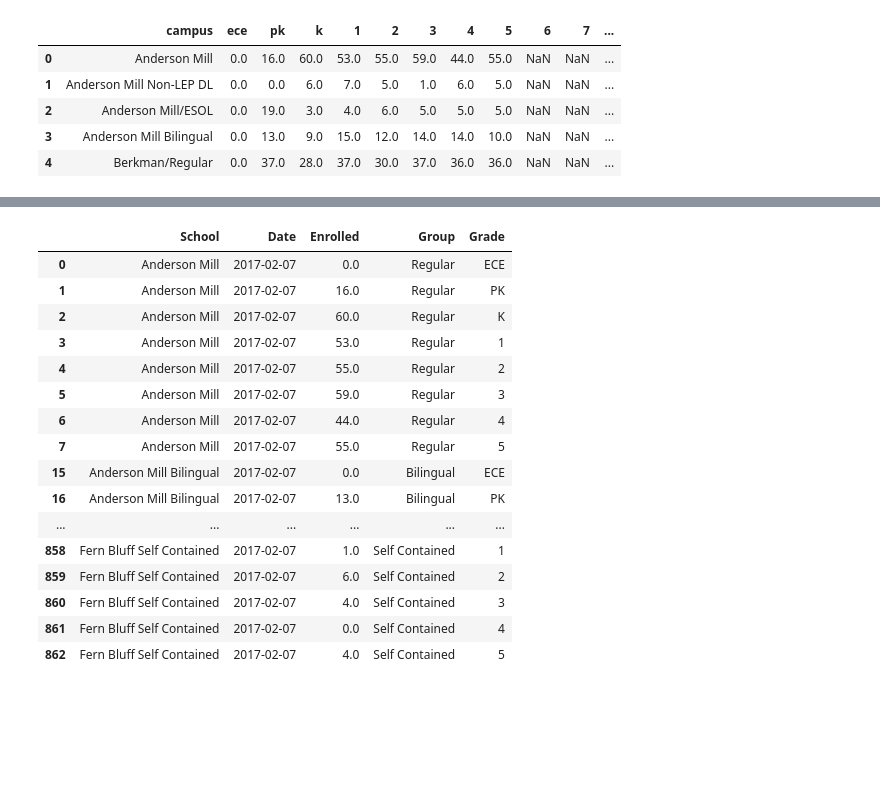
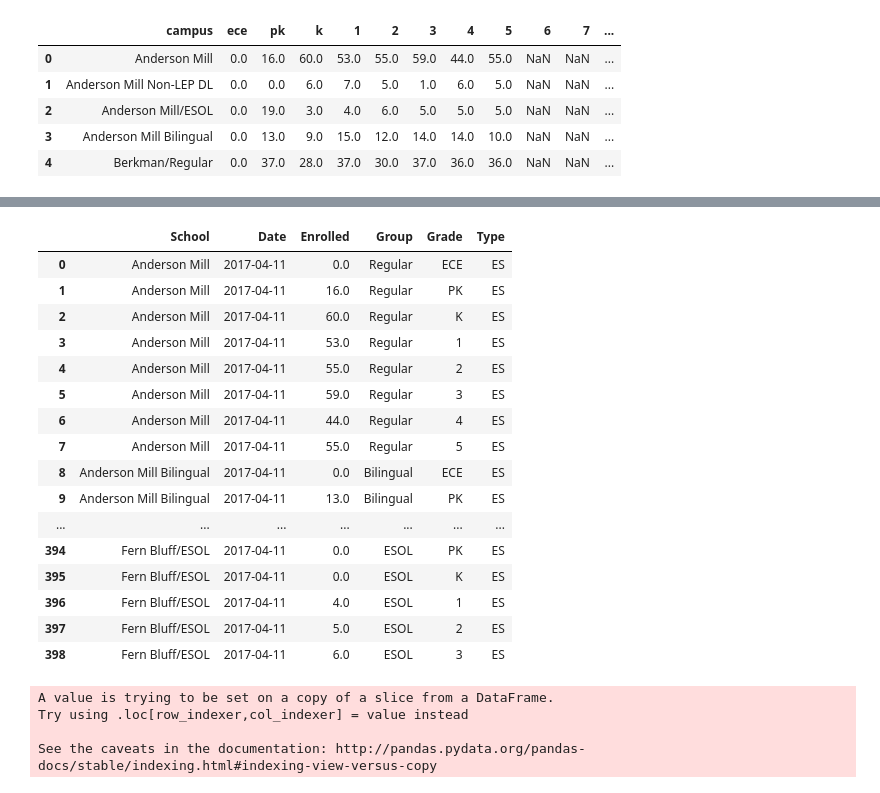
Before and after one commit to slee279/rrisd, a Jupyter notebook: Untitled2.ipynb, the cells around one changed output, grey strips where cells are left out. Saved outputs shown, nothing was run; the diff lists cells and outputs as text; code cells hidden in the pictures; blank space fills up the shorter version.

```diff
--- a/Untitled2.ipynb
+++ b/Untitled2.ipynb
@@ -227,23 +248,26 @@ for i in range(len(df)):
             df.loc[i, 'Group'] = 'Regular'
     except:
         pass
-# %%
-df.dropna()
-# %% [output]
-|  | School | Date | Enrolled | Group | Grade |
-| 0 | Anderson Mill | 2017-02-07 | 0.0 | Regular | ECE |
-| 1 | Anderson Mill | 2017-02-07 | 16.0 | Regular | PK |
-| 2 | Anderson Mill | 2017-02-07 | 60.0 | Regular | K |
-| 3 | Anderson Mill | 2017-02-07 | 53.0 | Regular | 1 |
-| 4 | Anderson Mill | 2017-02-07 | 55.0 | Regular | 2 |
-| 5 | Anderson Mill | 2017-02-07 | 59.0 | Regular | 3 |
-| 6 | Anderson Mill | 2017-02-07 | 44.0 | Regular | 4 |
-| 7 | Anderson Mill | 2017-02-07 | 55.0 | Regular | 5 |
-| 15 | Anderson Mill Bilingual | 2017-02-07 | 0.0 | Bilingual | ECE |
-| 16 | Anderson Mill Bilingual | 2017-02-07 | 13.0 | Bilingual | PK |
-| ... | ... | ... | ... | ... | ... |
-| 858 | Fern Bluff Self Contained | 2017-02-07 | 1.0 | Self Contained | 1 |
-| 859 | Fern Bluff Self Contained | 2017-02-07 | 6.0 | Self Contained | 2 |
-| 860 | Fern Bluff Self Contained | 2017-02-07 | 4.0 | Self Contained | 3 |
-| 861 | Fern Bluff Self Contained | 2017-02-07 | 0.0 | Self Contained | 4 |
-| 862 | Fern Bluff Self Contained | 2017-02-07 | 4.0 | Self Contained | 5 |
+# %%
+df_dropna = df.dropna()
+df_dropna.reset_index(drop=True, inplace=True)
+# %%
+df_dropna
+# %% [output]
+|  | School | Date | Enrolled | Group | Grade | Type |
+| 0 | Anderson Mill | 2017-04-11 | 0.0 | Regular | ECE | ES |
+| 1 | Anderson Mill | 2017-04-11 | 16.0 | Regular | PK | ES |
+| 2 | Anderson Mill | 2017-04-11 | 60.0 | Regular | K | ES |
+| 3 | Anderson Mill | 2017-04-11 | 53.0 | Regular | 1 | ES |
+| 4 | Anderson Mill | 2017-04-11 | 55.0 | Regular | 2 | ES |
+| 5 | Anderson Mill | 2017-04-11 | 59.0 | Regular | 3 | ES |
+| 6 | Anderson Mill | 2017-04-11 | 44.0 | Regular | 4 | ES |
+| 7 | Anderson Mill | 2017-04-11 | 55.0 | Regular | 5 | ES |
+| 8 | Anderson Mill Bilingual | 2017-04-11 | 0.0 | Bilingual | ECE | ES |
+| 9 | Anderson Mill Bilingual | 2017-04-11 | 13.0 | Bilingual | PK | ES |
+| ... | ... | ... | ... | ... | ... | ... |
+| 394 | Fern Bluff/ESOL | 2017-04-11 | 0.0 | ESOL | PK | ES |
+| 395 | Fern Bluff/ESOL | 2017-04-11 | 0.0 | ESOL | K | ES |
+| 396 | Fern Bluff/ESOL | 2017-04-11 | 4.0 | ESOL | 1 | ES |
+| 397 | Fern Bluff/ESOL | 2017-04-11 | 5.0 | ESOL | 2 | ES |
+| 398 | Fern Bluff/ESOL | 2017-04-11 | 6.0 | ESOL | 3 | ES |
@@ -249,0 +328,7 @@ df.dropna()
+# %%
+change_school_name(df_dropna)
+# %% [output]
+A value is trying to be set on a copy of a slice from a DataFrame.
+Try using .loc[row_indexer,col_indexer] = value instead
+
+See the caveats in the documentation: http://pandas.pydata.org/pandas-docs/stable/indexing.html#indexing-view-versus-copy
```
Also changed, not shown: parts of 21 cells of this notebook.
